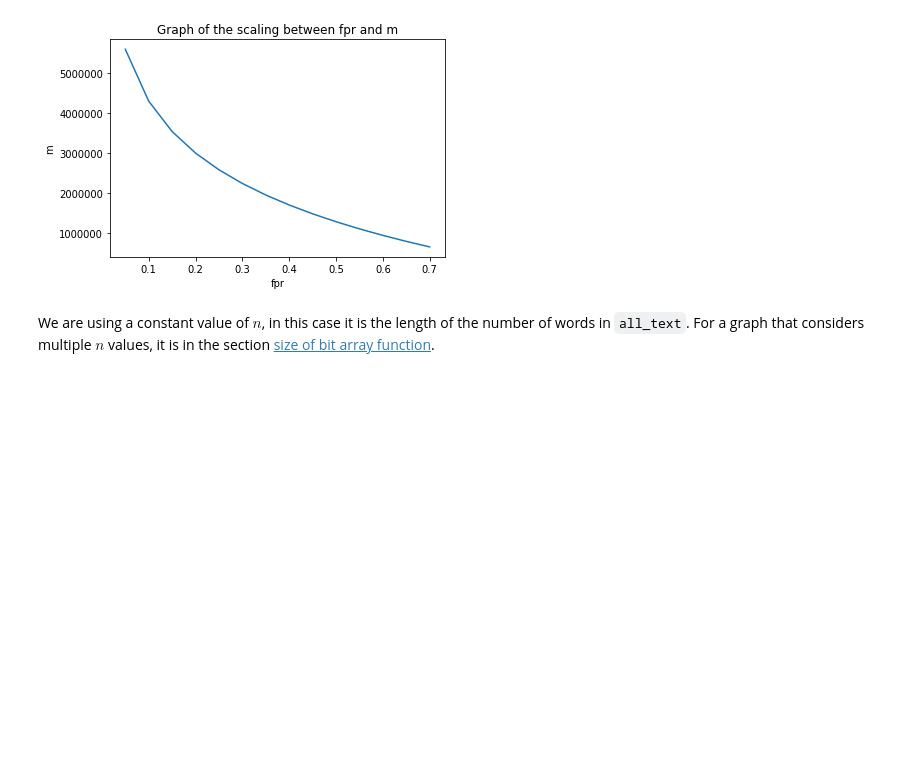
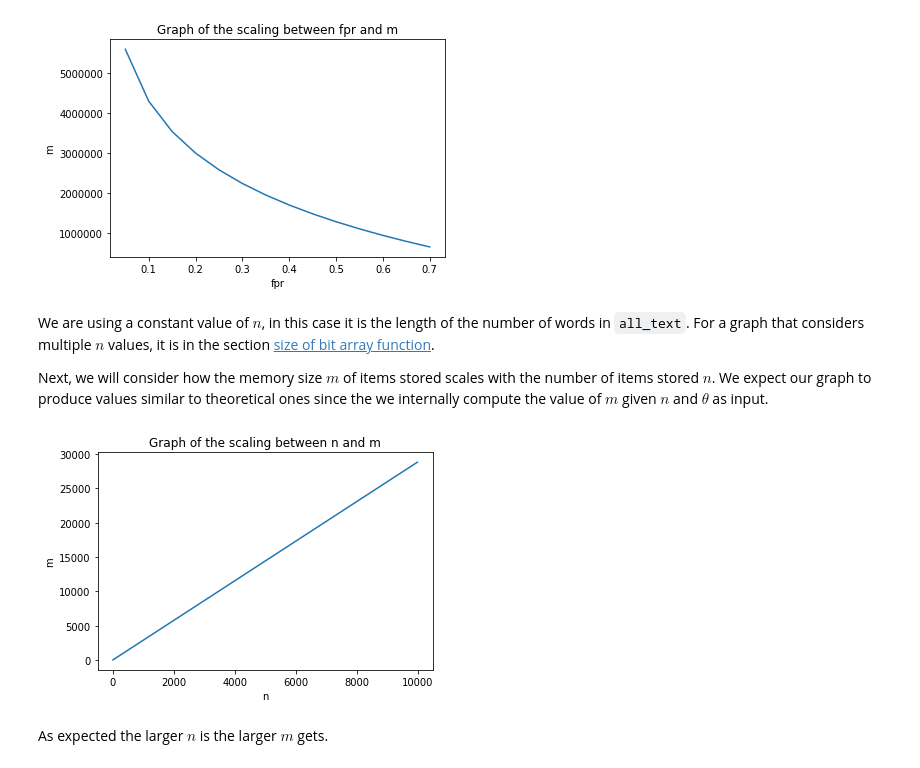
Before and after one commit to Inventrohyder/CS110, a Jupyter notebook: Assignments/cs110_assignment_3/HaithamAlhad.ipynb, the cells around one changed output. Cells and saved outputs as stored; diff of their text form; code cells hidden in the pictures; blank space fills up the shorter version.

Commit message:
feat: add a plot of the comparison of n and m

```diff
--- a/Assignments/cs110_assignment_3/HaithamAlhad.ipynb
+++ b/Assignments/cs110_assignment_3/HaithamAlhad.ipynb
@@ -191,6 +191,14 @@ CountingBloomFilter.fpr_m_analysis(len(all_text))
 [figure]
 # %% [markdown]
 We are using a constant value of $n$, in this case it is the length of the number of words in `all_text`. For a graph that considers multiple $n$ values, it is in the section [size of bit array function](#Size-of-bit-array).
+
+Next, we will consider how the memory size $m$ of items stored scales with the number of items stored $n$. We expect our graph to produce values similar to theoretical ones since the we internally compute the value of $m$ given $n$ and $\theta$ as input.
+# %%
+CountingBloomFilter.n_m_analysis(0.25)
+# %% [output]
+[figure, added]
+# %% [markdown]
+As expected the larger $n$ is the larger $m$ gets.
 # %% [markdown]
 ## Appendix
 
```
Also changed, not shown: parts of 1 cell of this notebook, 1 other file.
